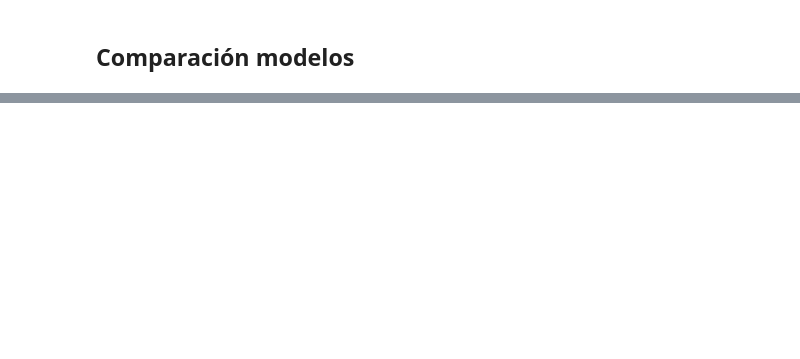
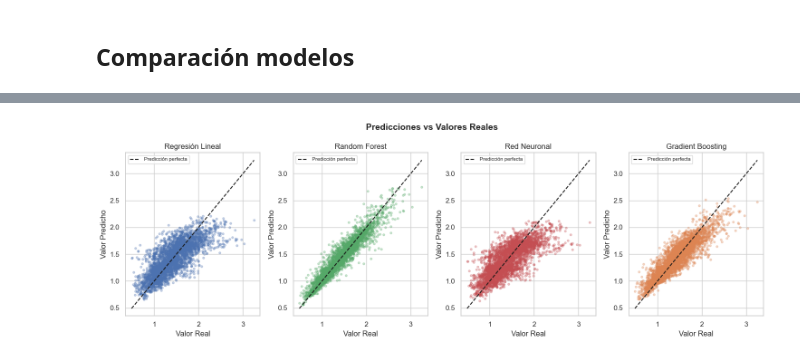
Before and after one commit to Edwar-Forero/AvocadoPricesDataset, a Jupyter notebook: notebook/proyecto2.ipynb, the cells around one changed output, grey strips where cells are left out. Saved outputs shown, nothing was run; the diff lists cells and outputs as text; code cells hidden in the pictures; blank space fills up the shorter version.

```diff
--- a/notebook/proyecto2.ipynb
+++ b/notebook/proyecto2.ipynb
@@ -597,0 +652,22 @@ Comparación de modelos:
+# %%
+fig, axes = plt.subplots(1, 4, figsize=(15, 5))
+fig.suptitle("Predicciones vs Valores Reales", fontsize=14, fontweight="bold")
+
+preds = [(y_pred_lr, "Regresión Lineal", "#4C72B0"),
+         (y_pred_rf, "Random Forest", "#55A868"),
+         (y_pred_mlp, "Red Neuronal", "#C44E52"),
+         (y_pred_gb, "Gradient Boosting", "#DD8452")]
+
+for ax, (y_pred, nombre, color) in zip(axes, preds):
+    ax.scatter(y_test, y_pred, alpha=0.3, color=color, s=10)
+    lims = [min(y_test.min(), y_pred.min()), max(y_test.max(), y_pred.max())]
+    ax.plot(lims, lims, "k--", linewidth=1.5, label="Predicción perfecta")
+    ax.set_xlabel("Valor Real")
+    ax.set_ylabel("Valor Predicho")
+    ax.set_title(nombre)
+    ax.legend(fontsize=8)
+
+plt.tight_layout()
+plt.show()
+# %% [output]
+[figure, added]
```
Also changed, not shown: parts of 20 cells of this notebook, 2 other files.
